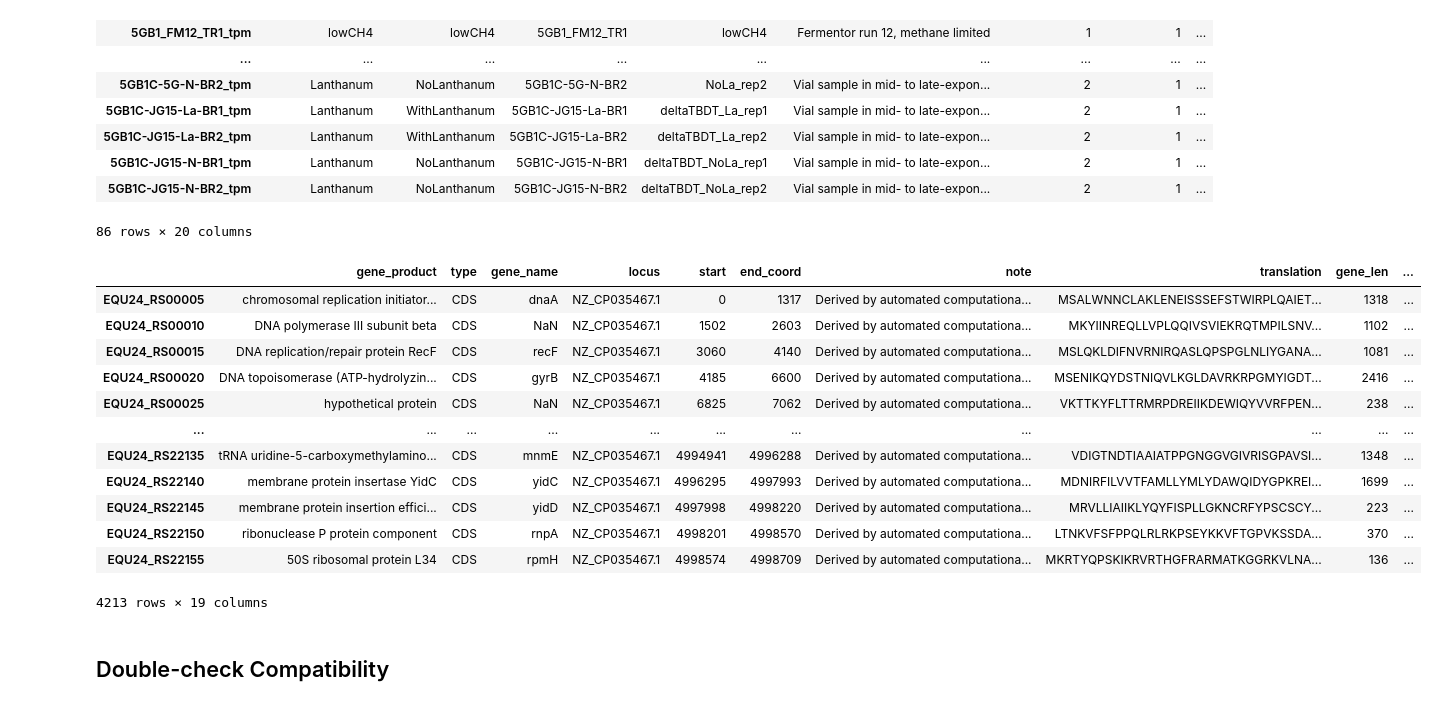
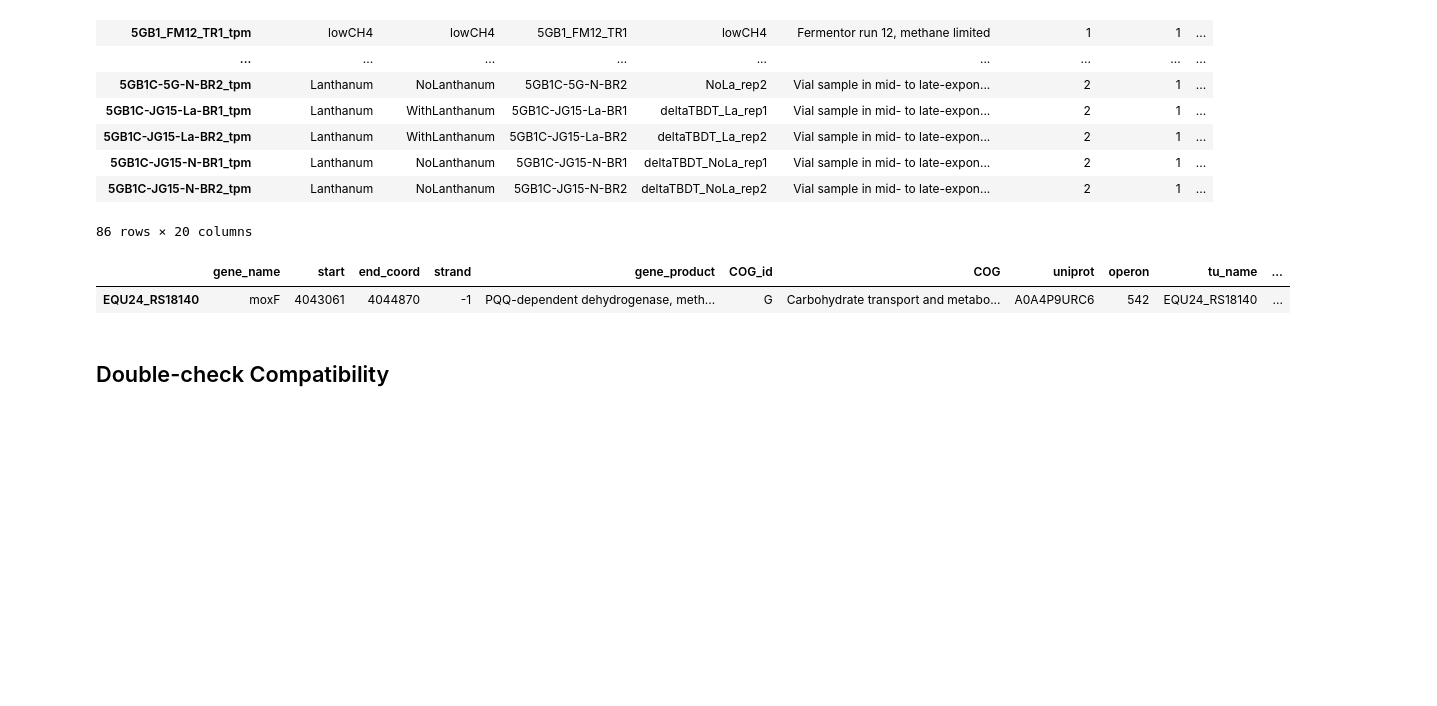
Before and after one commit to erinhwilson/modulome-workflow, a Jupyter notebook: 5_characterize_iModulons/5_iModulonDB_setup_Erin.ipynb, the cells around one changed output. Drawn from its saved outputs; the diff is of its cells as text; code cells hidden in the pictures; blank space fills up the shorter version.

```diff
--- a/5_characterize_iModulons/5_iModulonDB_setup_Erin.ipynb
+++ b/5_characterize_iModulons/5_iModulonDB_setup_Erin.ipynb
@@ -167,23 +167,14 @@ ica_data.gene_table = ica_data.gene_table.rename({
     'product': 'gene_product',
     'tu_id': 'operon',
     'start_coord': 'start',
+    'COG':'COG_id',
+    'cog_name':'COG', # I can't find where "COG" is changed to "cog"...
     }, axis = 1)
 # %%
-ica_data.gene_table
+ica_data.gene_table[ica_data.gene_table.index == "EQU24_RS18140"]
 # %% [output]
-|  | gene_product | type | gene_name | locus | start | end_coord | note | translation | gene_len | ... |
-| EQU24_RS00005 | chromosomal replication initiator... | CDS | dnaA | NZ_CP035467.1 | 0 | 1317 | Derived by automated computationa... | MSALWNNCLAKLENEISSSEFSTWIRPLQAIET... | 1318 | ... |
-| EQU24_RS00010 | DNA polymerase III subunit beta | CDS | NaN | NZ_CP035467.1 | 1502 | 2603 | Derived by automated computationa... | MKYIINREQLLVPLQQIVSVIEKRQTMPILSNV... | 1102 | ... |
-| EQU24_RS00015 | DNA replication/repair protein RecF | CDS | recF | NZ_CP035467.1 | 3060 | 4140 | Derived by automated computationa... | MSLQKLDIFNVRNIRQASLQPSPGLNLIYGANA... | 1081 | ... |
-| EQU24_RS00020 | DNA topoisomerase (ATP-hydrolyzin... | CDS | gyrB | NZ_CP035467.1 | 4185 | 6600 | Derived by automated computationa... | MSENIKQYDSTNIQVLKGLDAVRKRPGMYIGDT... | 2416 | ... |
-| EQU24_RS00025 | hypothetical protein | CDS | NaN | NZ_CP035467.1 | 6825 | 7062 | Derived by automated computationa... | VKTTKYFLTTRMRPDREIIKDEWIQYVVRFPEN... | 238 | ... |
-| ... | ... | ... | ... | ... | ... | ... | ... | ... | ... | ... |
-| EQU24_RS22135 | tRNA uridine-5-carboxymethylamino... | CDS | mnmE | NZ_CP035467.1 | 4994941 | 4996288 | Derived by automated computationa... | VDIGTNDTIAAIATPPGNGGVGIVRISGPAVSI... | 1348 | ... |
-| EQU24_RS22140 | membrane protein insertase YidC | CDS | yidC | NZ_CP035467.1 | 4996295 | 4997993 | Derived by automated computationa... | MDNIRFILVVTFAMLLYMLYDAWQIDYGPKREI... | 1699 | ... |
-| EQU24_RS22145 | membrane protein insertion effici... | CDS | yidD | NZ_CP035467.1 | 4997998 | 4998220 | Derived by automated computationa... | MRVLLIAIIKLYQYFISPLLGKNCRFYPSCSCY... | 223 | ... |
-| EQU24_RS22150 | ribonuclease P protein component | CDS | rnpA | NZ_CP035467.1 | 4998201 | 4998570 | Derived by automated computationa... | LTNKVFSFPPQLRLRKPSEYKKVFTGPVKSSDA... | 370 | ... |
-| EQU24_RS22155 | 50S ribosomal protein L34 | CDS | rpmH | NZ_CP035467.1 | 4998574 | 4998709 | Derived by automated computationa... | MKRTYQPSKIKRVRTHGFRARMATKGGRKVLNA... | 136 | ... |
+|  | gene_name | start | end_coord | strand | gene_product | COG_id | COG | uniprot | operon | tu_name | ... |
+| EQU24_RS18140 | moxF | 4043061 | 4044870 | -1 | PQQ-dependent dehydrogenase, meth... | G | Carbohydrate transport and metabo... | A0A4P9URC6 | 542 | EQU24_RS18140 | ... |
-4213 rows × 19 columns
 # %%
 #ica_data.sample_table.to_csv('bsub_sample_table.csv')
 
```
Also changed, not shown: parts of 3 cells of this notebook, 3 other files.
